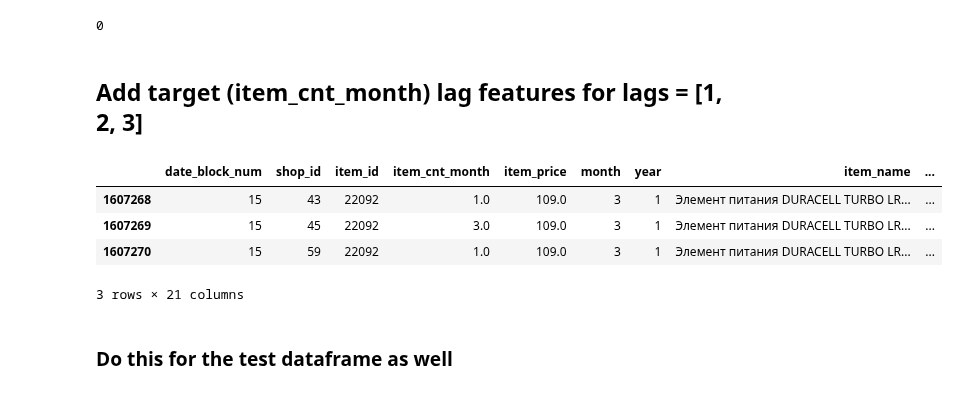
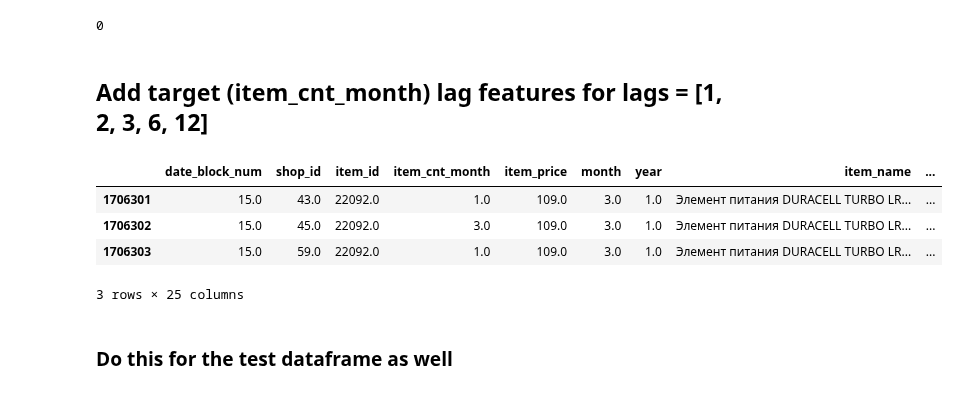
Before and after one commit to Alexennk/ml-ds-practice, a Jupyter notebook: notebooks/feature_extr_notebook.ipynb, the cells around one changed output. Saved outputs shown, nothing was run; the diff lists cells and outputs as text; code cells hidden in the pictures.

```diff
--- a/notebooks/feature_extr_notebook.ipynb
+++ b/notebooks/feature_extr_notebook.ipynb
@@ -99,5 +99,5 @@ memory usage: 4.3 MB
 Train dataset fairly doesn't contain information about "selling nothing", but in the same time some of the items in the test set can easily be not sold at all.
 That's why I add these zeroes to make models predict zero sales as well
 # %%
-# aggregated_train_df = FeatureExtractionLayer.add_zero_records(aggregated_train_df, num_new_records=100000)
+aggregated_train_df = FeatureExtractionLayer.add_zero_records(aggregated_train_df, num_new_records=100000)
 # %%
@@ -114,7 +116,7 @@ second_test_df = test_df.copy()
 # %% [markdown]
 ## Add **"months since the last sale for each item and date_block_num"** feature
 # %%
-aggregated_train_df = FeatureExtractionLayer.train_add_months_since_last_sale(aggregated_train_df, load_precalculated=True)
+aggregated_train_df = FeatureExtractionLayer.train_add_months_since_last_sale(aggregated_train_df, load_precalculated=False)
 aggregated_train_df.info()
 # %% [output]
 <class 'pandas.core.frame.DataFrame'>
@@ -207,3 +215,3 @@ test_df.head(3)
 # %%
-aggregated_lagged = FeatureExtractionLayer.train_add_lag_features(aggregated_train_df, 'revenue', on_columns=['shop_id', 'date_block_num'], operation='mean', lags=[1, 2, 3])
+aggregated_lagged = FeatureExtractionLayer.train_add_lag_features(aggregated_train_df, 'revenue', on_columns=['shop_id', 'date_block_num'], operation='mean', lags=[1, 2, 3, 6, 12])
 aggregated_lagged[aggregated_lagged['date_block_num'] == 20].head(3)
@@ -287,16 +306,16 @@ test_lagged['item_cnt_month_mean_on_item_category_id'].isna().sum().sum()
 test_lagged['item_cnt_month_mean_on_item_id'].fillna(test_lagged['item_cnt_month_mean_on_item_category_id'], inplace=True)
 test_lagged.drop('item_cnt_month_mean_on_item_category_id', axis=1, inplace=True)
 # %% [markdown]
-## Add **target (item_cnt_month)** lag features for lags = [1, 2, 3]
+## Add **target (item_cnt_month)** lag features for lags = [1, 2, 3, 6, 12]
 # %%
-aggregated_lagged = FeatureExtractionLayer.train_add_lag_features(aggregated_lagged, 'item_cnt_month', on_columns=['item_id', 'shop_id', 'date_block_num'], lags=[1, 2, 3])
+aggregated_lagged = FeatureExtractionLayer.train_add_lag_features(aggregated_lagged, 'item_cnt_month', on_columns=['item_id', 'shop_id', 'date_block_num'], lags=[1, 2, 3, 6, 12])
 aggregated_lagged[aggregated_lagged['date_block_num'] == 15].tail(3)
 # %% [output]
 |  | date_block_num | shop_id | item_id | item_cnt_month | item_price | month | year | item_name | ... |
-| 1607268 | 15 | 43 | 22092 | 1.0 | 109.0 | 3 | 1 | Элемент питания DURACELL TURBO LR... | ... |
-| 1607269 | 15 | 45 | 22092 | 3.0 | 109.0 | 3 | 1 | Элемент питания DURACELL TURBO LR... | ... |
-| 1607270 | 15 | 59 | 22092 | 1.0 | 109.0 | 3 | 1 | Элемент питания DURACELL TURBO LR... | ... |
+| 1706301 | 15.0 | 43.0 | 22092.0 | 1.0 | 109.0 | 3.0 | 1.0 | Элемент питания DURACELL TURBO LR... | ... |
+| 1706302 | 15.0 | 45.0 | 22092.0 | 3.0 | 109.0 | 3.0 | 1.0 | Элемент питания DURACELL TURBO LR... | ... |
+| 1706303 | 15.0 | 59.0 | 22092.0 | 1.0 | 109.0 | 3.0 | 1.0 | Элемент питания DURACELL TURBO LR... | ... |
-3 rows × 21 columns
+3 rows × 25 columns
 # %% [markdown]
 ### Do this for the **test** dataframe as well
 # %%
```
Also changed, not shown: parts of 26 cells of this notebook, 3 other files.
